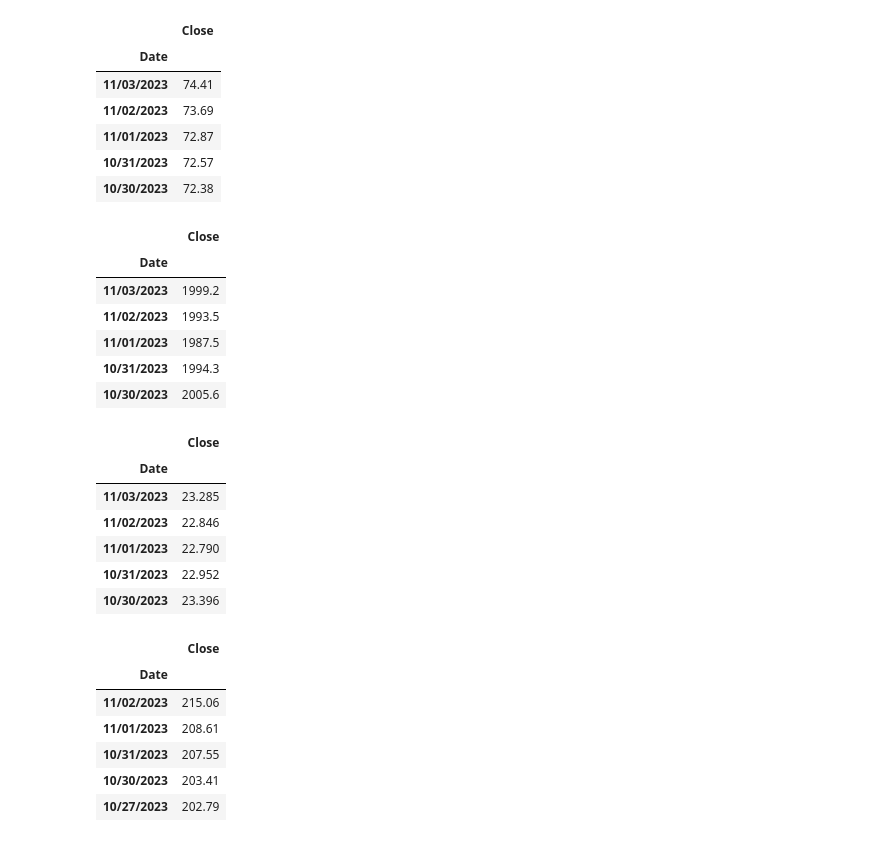
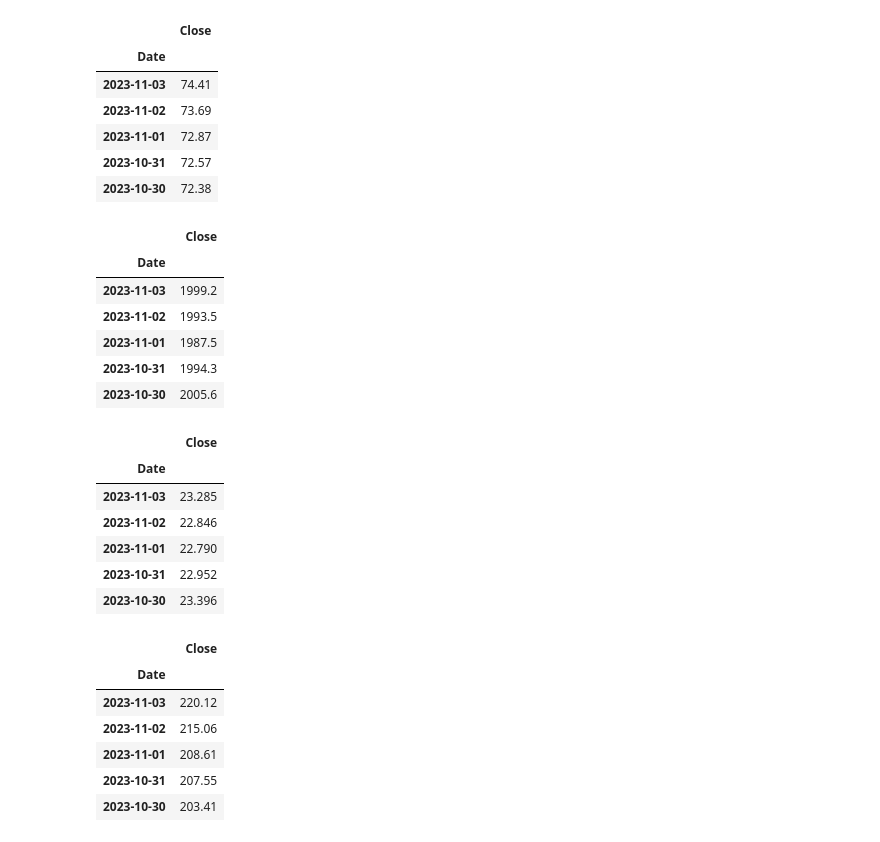
Before and after one commit to Graci98/Group-1, a Jupyter notebook: investment_analysis.ipynb, the cells around one changed output. Drawn from its saved outputs; the diff is of its cells as text; code cells hidden in the pictures.

```diff
--- a/investment_analysis.ipynb
+++ b/investment_analysis.ipynb
@@ -97,70 +113,82 @@ tnx_data.head()
 # %%
 # Read in High Yield Corporate Bond ETF (HYG), set Date as index, drop extra columns (keep the "Close" column), and drop nulls
-hyg_data = pd.read_csv(Path("./high_yield_bond.csv"), index_col="Date")
+hyg_data = pd.read_csv(Path("./high_yield_bond.csv"))
 hyg_data = hyg_data.drop(columns=["Open", "High", "Low", "Volume"])
 hyg_data["Close"] = hyg_data["Close"].str.replace(',','')
 hyg_data["Close"].replace({'Close': None},inplace =True, regex= True)
+hyg_data["Date"].replace({'Date': None},inplace =True, regex= True)
+hyg_data["Close"] = hyg_data["Close"].astype("float")
+hyg_data = hyg_data.set_index("Date")
+hyg_data.index = pd.to_datetime(hyg_data.index)
 hyg_data = hyg_data.dropna().copy()
-hyg_data["Close"] = hyg_data["Close"].astype("float")
 hyg_data.head()
 # %% [output]
 |  | Close |
 | Date |  |
-| 11/03/2023 | 74.41 |
-| 11/02/2023 | 73.69 |
-| 11/01/2023 | 72.87 |
-| 10/31/2023 | 72.57 |
-| 10/30/2023 | 72.38 |
+| 2023-11-03 | 74.41 |
+| 2023-11-02 | 73.69 |
+| 2023-11-01 | 72.87 |
+| 2023-10-31 | 72.57 |
+| 2023-10-30 | 72.38 |
 # %%
 # Read in Gold, set Date as index, drop extra columns (keep the "Close" column), and drop nulls
-gold_data = pd.read_csv(Path("./gold.csv"), index_col="Date")
+gold_data = pd.read_csv(Path("./gold.csv"))
 gold_data = gold_data.drop(columns=["Open", "High", "Low"])
 gold_data["Close"] = gold_data["Close"].str.replace(',','')
 gold_data["Close"].replace({'Close': None},inplace =True, regex= True)
+gold_data["Date"].replace({'Date': None},inplace =True, regex= True)
+gold_data["Close"] = gold_data["Close"].astype("float")
+gold_data = gold_data.set_index("Date")
+gold_data.index = pd.to_datetime(gold_data.index)
 gold_data = gold_data.dropna().copy()
-gold_data["Close"] = gold_data["Close"].astype("float")
 gold_data.head()
 # %% [output]
 |  | Close |
 | Date |  |
-| 11/03/2023 | 1999.2 |
-| 11/02/2023 | 1993.5 |
-| 11/01/2023 | 1987.5 |
-| 10/31/2023 | 1994.3 |
-| 10/30/2023 | 2005.6 |
+| 2023-11-03 | 1999.2 |
+| 2023-11-02 | 1993.5 |
+| 2023-11-01 | 1987.5 |
+| 2023-10-31 | 1994.3 |
+| 2023-10-30 | 2005.6 |
 # %%
 # Read in Silver, set Date as index, drop extra columns (keep the "Close" column), and drop nulls
-silver_data = pd.read_csv(Path("./silver.csv"), index_col="Date")
+silver_data = pd.read_csv(Path("./silver.csv"))
 silver_data = silver_data.drop(columns=["Open", "High", "Low"])
 silver_data["Close"] = silver_data["Close"].str.replace(',','')
 silver_data["Close"].replace({'Close': None},inplace =True, regex= True)
+silver_data["Date"].replace({'Date': None},inplace =True, regex= True)
+silver_data["Close"] = silver_data["Close"].astype("float")
+silver_data = silver_data.set_index("Date")
+silver_data.index = pd.to_datetime(silver_data.index)
 silver_data = silver_data.dropna().copy()
-silver_data["Close"] = silver_data["Close"].astype("float")
 silver_data.head()
 # %% [output]
 |  | Close |
 | Date |  |
-| 11/03/2023 | 23.285 |
-| 11/02/2023 | 22.846 |
-| 11/01/2023 | 22.790 |
-| 10/31/2023 | 22.952 |
-| 10/30/2023 | 23.396 |
+| 2023-11-03 | 23.285 |
+| 2023-11-02 | 22.846 |
+| 2023-11-01 | 22.790 |
+| 2023-10-31 | 22.952 |
+| 2023-10-30 | 23.396 |
 # %%
 # Read in S&P 500 Real Estate, set Date as index, drop extra columns (keep the "Close" column), and drop nulls
-real_estate_data = pd.read_csv(Path("./sp500_real_estate.csv"), index_col="Date")
+real_estate_data = pd.read_csv(Path("./sp500_real_estate.csv"))
 real_estate_data = real_estate_data.drop(columns=["Open", "High", "Low"])
 real_estate_data["Close"] = real_estate_data["Close"].str.replace(',','')
 real_estate_data["Close"].replace({'Close': None},inplace =True, regex= True)
+real_estate_data["Date"].replace({'Date': None},inplace =True, regex= True)
+real_estate_data["Close"] = real_estate_data["Close"].astype("float")
+real_estate_data = real_estate_data.set_index("Date")
+real_estate_data.index = pd.to_datetime(real_estate_data.index)
 real_estate_data = real_estate_data.dropna().copy()
-real_estate_data["Close"] = real_estate_data["Close"].astype("float")
 real_estate_data.head()
 # %% [output]
 |  | Close |
 | Date |  |
-| 11/02/2023 | 215.06 |
-| 11/01/2023 | 208.61 |
-| 10/31/2023 | 207.55 |
-| 10/30/2023 | 203.41 |
-| 10/27/2023 | 202.79 |
+| 2023-11-03 | 220.12 |
+| 2023-11-02 | 215.06 |
+| 2023-11-01 | 208.61 |
+| 2023-10-31 | 207.55 |
+| 2023-10-30 | 203.41 |
 # %%
 # Read in Bitcoin, set Date as index, drop extra columns (keep the "Close" column), and drop nulls
```
Also changed, not shown: parts of 34 cells of this notebook, 1 other file.
